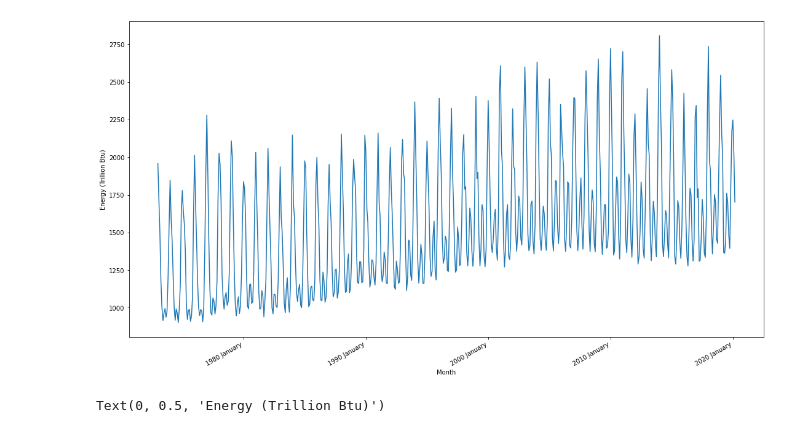
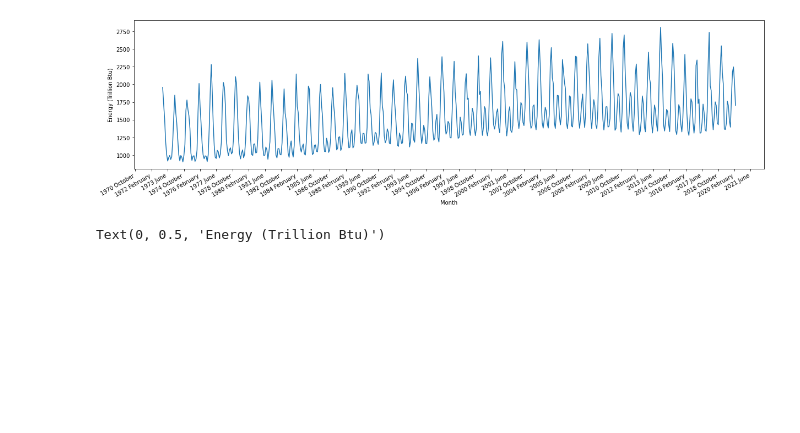
Before and after one commit to JacobBRodriguez/SJSU, a Jupyter notebook: Fall 2020/CMPE 255/Data_Transformation.ipynb, the cells around one changed output. Saved outputs shown, nothing was run; the diff lists cells and outputs as text; code cells hidden in the pictures; blank space fills up the shorter version.

Commit message:
Update to graph labeling and comments

```diff
--- a/Fall 2020/CMPE 255/Data_Transformation.ipynb
+++ b/Fall 2020/CMPE 255/Data_Transformation.ipynb
@@ -17,24 +18,28 @@ energy_df.head()
 # %%
 # A: Plot Total Energy Consumed by the Residential Sector per month
 
 # Need to first convert data to numeric
-import matplotlib.dates as mdates
+energy_df["Total Energy Consumed by the Residential Sector"] = pd.to_numeric(energy_df["Total Energy Consumed by the Residential Sector"])
 
+# Converting to datetime formatting to better plot and also aggregate in Part B
+energy_df["Month"] = pd.to_datetime(energy_df["Month"], format="%Y %B")
+
+# Creating plot figure
 fig, ax1 = plt.subplots()
-
-energy_df["Total Energy Consumed by the Residential Sector"] = pd.to_numeric(energy_df["Total Energy Consumed by the Residential Sector"])
-#ax1 = energy_df.plot(x="Month",y="Total Energy Consumed by the Residential Sector", figsize=(30,8))
 
 ax1.plot(energy_df["Month"],energy_df["Total Energy Consumed by the Residential Sector"])
 
 ax1.set_xlabel("Month")
 ax1.set_ylabel("Energy (Trillion Btu)")
 fig.autofmt_xdate()
-fig.set_size_inches(18.5, 10.5)
+fig.set_size_inches(20.5, 5.5)
+
+ax1.xaxis.set_major_locator(mdates.MonthLocator(interval=16))
 ax1.xaxis.set_major_formatter(mdates.DateFormatter('%Y %B'))
+
 plt.show()
 # %% [output]
-[figure, old version]
+[figure, new version]
 # %%
 # B: Aggregate into yearly data and plot yearly values
 
```
Also changed, not shown: parts of 2 cells of this notebook.
